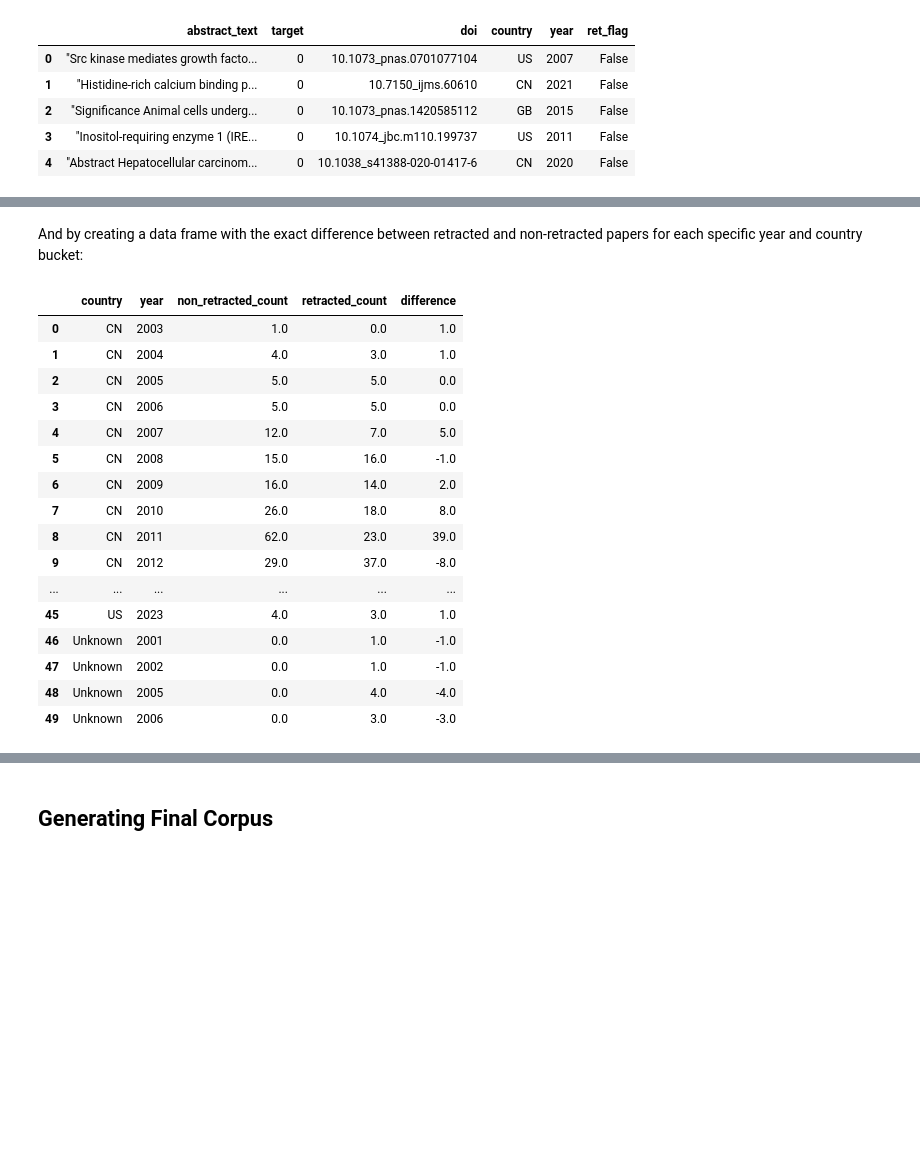
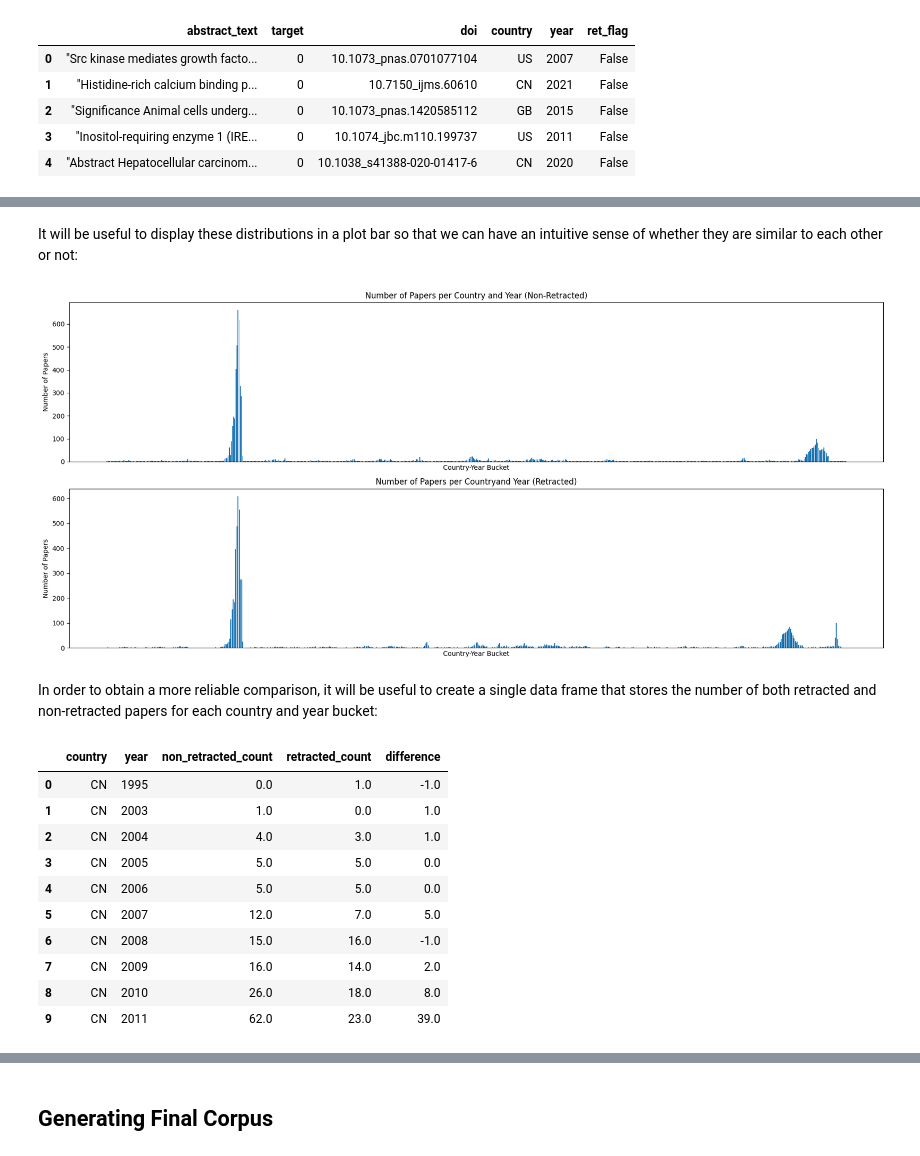
Before and after one commit to pdolano/retraction_project, a Jupyter notebook: 04_corpus_generation_and_analysis.ipynb, the cells around one changed output, grey strips where cells are left out. Cells and saved outputs as stored; diff of their text form; code cells hidden in the pictures; blank space fills up the shorter version.

Commit message:
country-year bucket profile analysis improved (but not yet finished)

```diff
--- a/04_corpus_generation_and_analysis.ipynb
+++ b/04_corpus_generation_and_analysis.ipynb
@@ -176,53 +174,81 @@ plt.show()
+# %% [markdown]
+It will be useful to display these distributions in a plot bar so that we can have an intuitive sense of whether they are similar to each other or not:
+# %%
+
+# Creating plot
+
+plt.figure(figsize=(18, 8))
+
+# Create subplot for non-retracted papers
+
+plt.subplot(2, 1, 1)
+plt.bar(nonretracted_counts['country'] + '_' + nonretracted_counts['year'].astype(str), nonretracted_counts['non_retracted_count'])
+plt.title('Number of Papers per Country and Year (Non-Retracted)')
+plt.xlabel('Country-Year Bucket')
+plt.ylabel('Number of Papers')
+plt.xticks([])
+
+# Create second subplot for retracted papers
+
+plt.subplot(2, 1, 2)
+plt.bar(retracted_counts['country'] + '_' + retracted_counts['year'].astype(str), retracted_counts['retracted_count'])
+plt.title('Number of Papers per Countryand Year (Retracted)')
+plt.xlabel('Country-Year Bucket')
+plt.ylabel('Number of Papers')
+plt.xticks([])
+
+
+# Adjust layout
+plt.tight_layout()
+
+# Show the plot
+plt.show()
+# %% [output]
+[figure, added]
 # %% [markdown]
-And by creating a data frame with the exact difference between retracted and non-retracted papers for each specific year and country bucket:
+In order to obtain a more reliable comparison, it will be useful to create a single data frame that stores the number of both retracted and non-retracted papers for each country and year bucket:
 # %%
 
-# Merge the dataframes
+# Merge dataframes for retracted and non-retracted papers
 
 merged_df = nonretracted_counts.merge(retracted_counts, on=['country', 'year'], how='outer').fillna(0)
 
 # Calculate the difference
 
 merged_df['difference'] = merged_df['non_retracted_count'] - merged_df['retracted_count']
 
 # Count occurrences per year for retracted dataframe
 
-retracted_counts_per_year = cleaned_retracted_df.groupby('year').size().reset_index(name='retracted_count')
+retracted_counts_per_year = df_retracted.groupby('year').size().reset_index(name='retracted_count')
 
 # Merge with the country information
 
-retracted_counts_per_year = retracted_counts_per_year.merge(cleaned_retracted_df[['year', 'country']], on='year', how='left')
+retracted_counts_per_year = retracted_counts_per_year.merge(df_retracted[['year', 'country']], on='year', how='left')
 
 # Calculate total retracted count per country and sort
 
 sorted_countries = retracted_counts_per_year.groupby('country')['retracted_count'].sum().sort_values(ascending=False).index
 
 # Create a dataframe for sorted countries
 
 sorted_df = pd.DataFrame({'country': sorted_countries})
 
 # Merge with original dataframe to retain country-year information
 
 final_df = sorted_df.merge(merged_df, on='country', how='left')
 
 # Display the dataframe
 
-final_df.head(50)
+final_df.head(10)
 # %% [output]
 |  | country | year | non_retracted_count | retracted_count | difference |
-| 0 | CN | 2003 | 1.0 | 0.0 | 1.0 |
-| 1 | CN | 2004 | 4.0 | 3.0 | 1.0 |
-| 2 | CN | 2005 | 5.0 | 5.0 | 0.0 |
-| 3 | CN | 2006 | 5.0 | 5.0 | 0.0 |
-| 4 | CN | 2007 | 12.0 | 7.0 | 5.0 |
-| 5 | CN | 2008 | 15.0 | 16.0 | -1.0 |
-| 6 | CN | 2009 | 16.0 | 14.0 | 2.0 |
-| 7 | CN | 2010 | 26.0 | 18.0 | 8.0 |
-| 8 | CN | 2011 | 62.0 | 23.0 | 39.0 |
-| 9 | CN | 2012 | 29.0 | 37.0 | -8.0 |
-| ... | ... | ... | ... | ... | ... |
-| 45 | US | 2023 | 4.0 | 3.0 | 1.0 |
-| 46 | Unknown | 2001 | 0.0 | 1.0 | -1.0 |
-| 47 | Unknown | 2002 | 0.0 | 1.0 | -1.0 |
-| 48 | Unknown | 2005 | 0.0 | 4.0 | -4.0 |
-| 49 | Unknown | 2006 | 0.0 | 3.0 | -3.0 |
+| 0 | CN | 1995 | 0.0 | 1.0 | -1.0 |
+| 1 | CN | 2003 | 1.0 | 0.0 | 1.0 |
+| 2 | CN | 2004 | 4.0 | 3.0 | 1.0 |
+| 3 | CN | 2005 | 5.0 | 5.0 | 0.0 |
+| 4 | CN | 2006 | 5.0 | 5.0 | 0.0 |
+| 5 | CN | 2007 | 12.0 | 7.0 | 5.0 |
+| 6 | CN | 2008 | 15.0 | 16.0 | -1.0 |
+| 7 | CN | 2009 | 16.0 | 14.0 | 2.0 |
+| 8 | CN | 2010 | 26.0 | 18.0 | 8.0 |
+| 9 | CN | 2011 | 62.0 | 23.0 | 39.0 |
```
Also changed, not shown: parts of 13 cells of this notebook.
